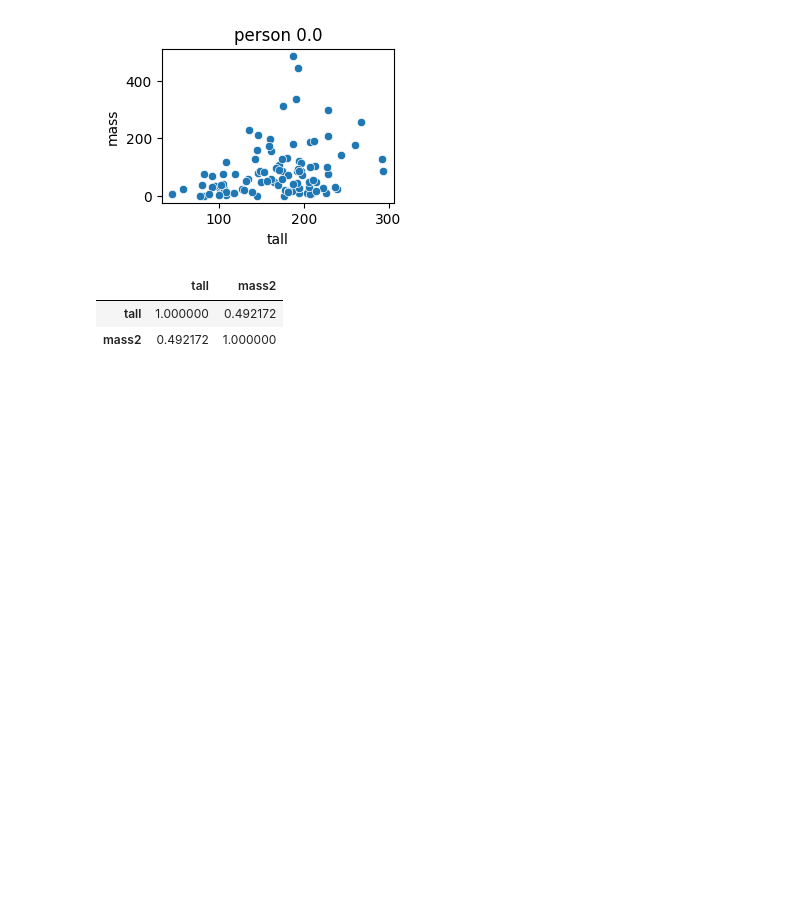
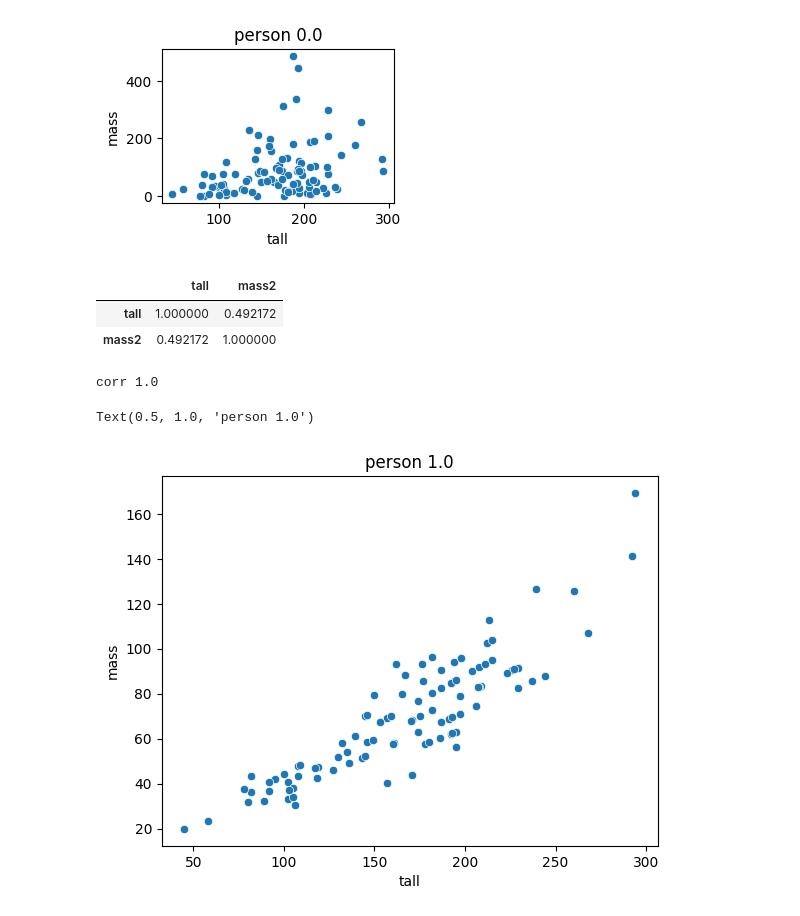
Before and after one commit to troiekurov-eng/OOP, a Jupyter notebook: Corralation_18_02.ipynb, the cells around one changed output. Saved outputs shown, nothing was run; the diff lists cells and outputs as text; code cells hidden in the pictures; blank space fills up the shorter version.

```diff
--- a/Corralation_18_02.ipynb
+++ b/Corralation_18_02.ipynb
@@ -310,3 +310,19 @@ cm
 |  | tall | mass2 |
 | tall | 1.000000 | 0.492172 |
 | mass2 | 0.492172 | 1.000000 |
+# %%
+wide = np.random.normal(20, 1.6, size=n).round(0)
+mass_w = (wide*wide*tall)/1000
+tf = pd.DataFrame({
+    'tall': tall,
+    'mass': mass_w,
+    })
+cm = tf.corr(method = 'pearson')
+pearson_coef = cm.loc['tall', 'mass'].round(0)
+print('corr', pearson_coef)
+sns.scatterplot(data=tf, x='tall', y='mass')
+plt.title(f"person {pearson_coef}")
+# %% [output]
+corr 1.0
+Text(0.5, 1.0, 'person 1.0')
+[figure, added]
```
Also changed, not shown: parts of 15 cells of this notebook.
